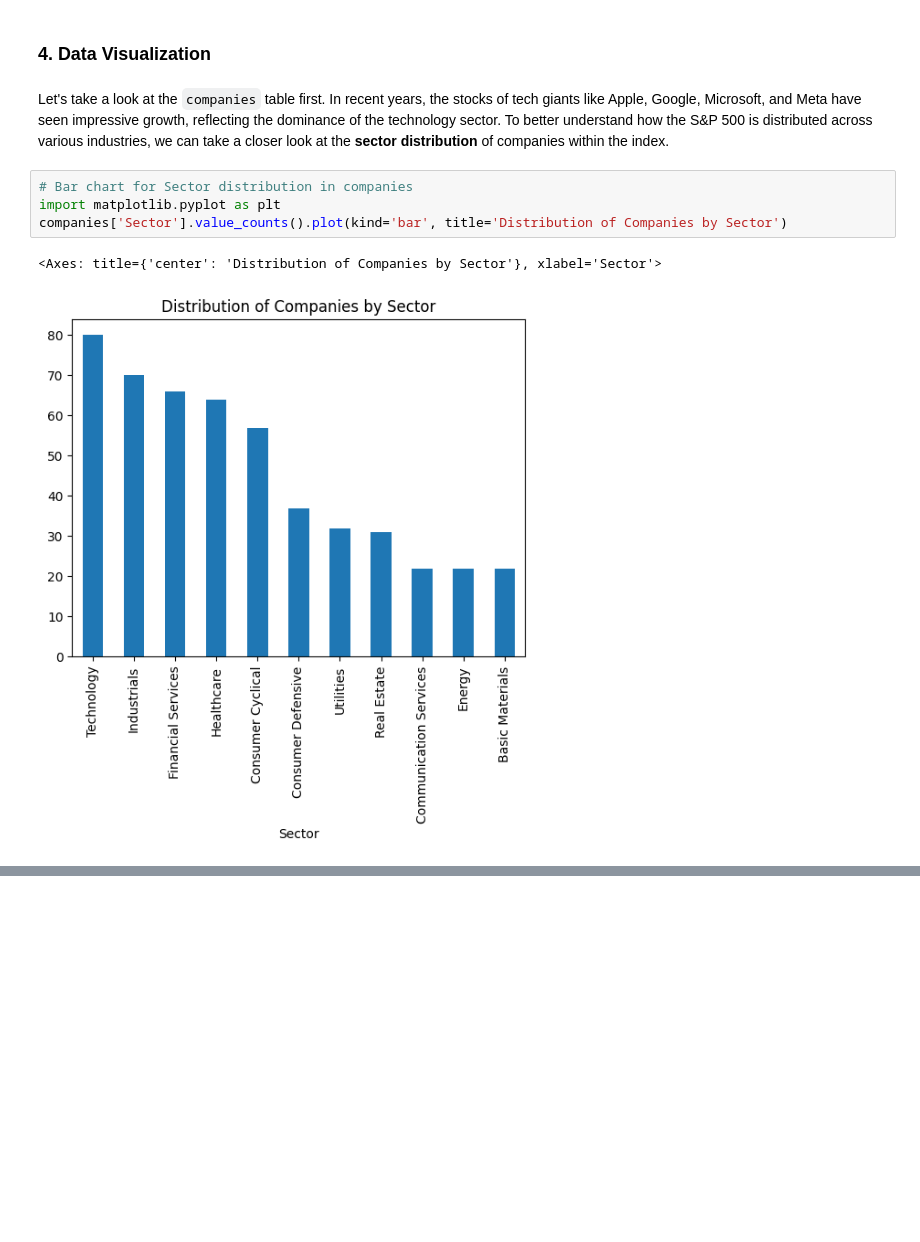
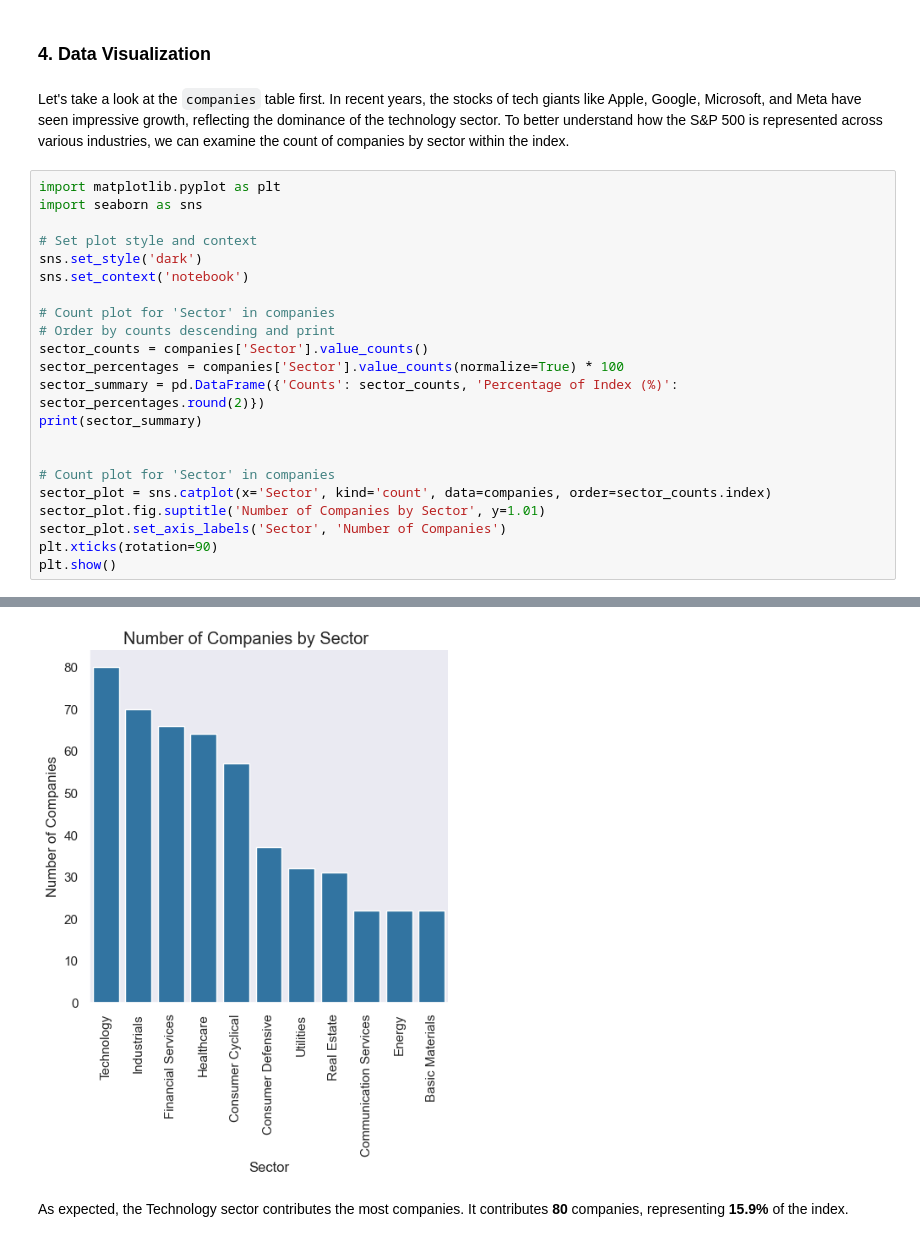
Before and after one commit to iluvcoding123/sp500_analysis, a Jupyter notebook: sp500_analysis.ipynb, the cells around one changed output, grey strips where cells are left out. Saved outputs shown, nothing was run; the diff lists cells and outputs as text; blank space fills up the shorter version.

Commit message:
Updated sector count plot

```diff
--- a/sp500_analysis.ipynb
+++ b/sp500_analysis.ipynb
@@ -154,11 +154,27 @@ Interesting... we calculated a little over **5%** of values are missing from eac
 # %% [markdown]
 ### 4. Data Visualization
 # %% [markdown]
-Let's take a look at the `companies` table first. In recent years, the stocks of tech giants like Apple, Google, Microsoft, and Meta have seen impressive growth, reflecting the dominance of the technology sector. To better understand how the S&P 500 is distributed across various industries, we can take a closer look at the **sector distribution** of companies within the index.
+Let's take a look at the `companies` table first. In recent years, the stocks of tech giants like Apple, Google, Microsoft, and Meta have seen impressive growth, reflecting the dominance of the technology sector. To better understand how the S&P 500 is represented across various industries, we can examine the count of companies by sector within the index.
-# %%
-# Bar chart for Sector distribution in companies
-import matplotlib.pyplot as plt
-companies['Sector'].value_counts().plot(kind='bar', title='Distribution of Companies by Sector')
-# %% [output]
-<Axes: title={'center': 'Distribution of Companies by Sector'}, xlabel='Sector'>
-[figure, removed]
+# %%
+import matplotlib.pyplot as plt
+import seaborn as sns
+
+# Set plot style and context
+sns.set_style('dark')
+sns.set_context('notebook')
+
+# Count plot for 'Sector' in companies
+# Order by counts descending and print
+sector_counts = companies['Sector'].value_counts()
+sector_percentages = companies['Sector'].value_counts(normalize=True) * 100
+sector_summary = pd.DataFrame({'Counts': sector_counts, 'Percentage of Index (%)': sector_percentages.round(2)})
+print(sector_summary)
+
+
+# Count plot for 'Sector' in companies
+sector_plot = sns.catplot(x='Sector', kind='count', data=companies, order=sector_counts.index)
+sector_plot.fig.suptitle('Number of Companies by Sector', y=1.01)
+sector_plot.set_axis_labels('Sector', 'Number of Companies')
+plt.xticks(rotation=90)
+plt.show()
+# %% [output]
@@ -164,0 +194,3 @@ companies['Sector'].value_counts().plot(kind='bar', title='Distribution of Compa
+[figure, added]
+# %% [markdown]
+As expected, the Technology sector contributes the most companies. It contributes **80** companies, representing **15.9%** of the index.
```
Also changed, not shown: parts of 1 cell of this notebook.
